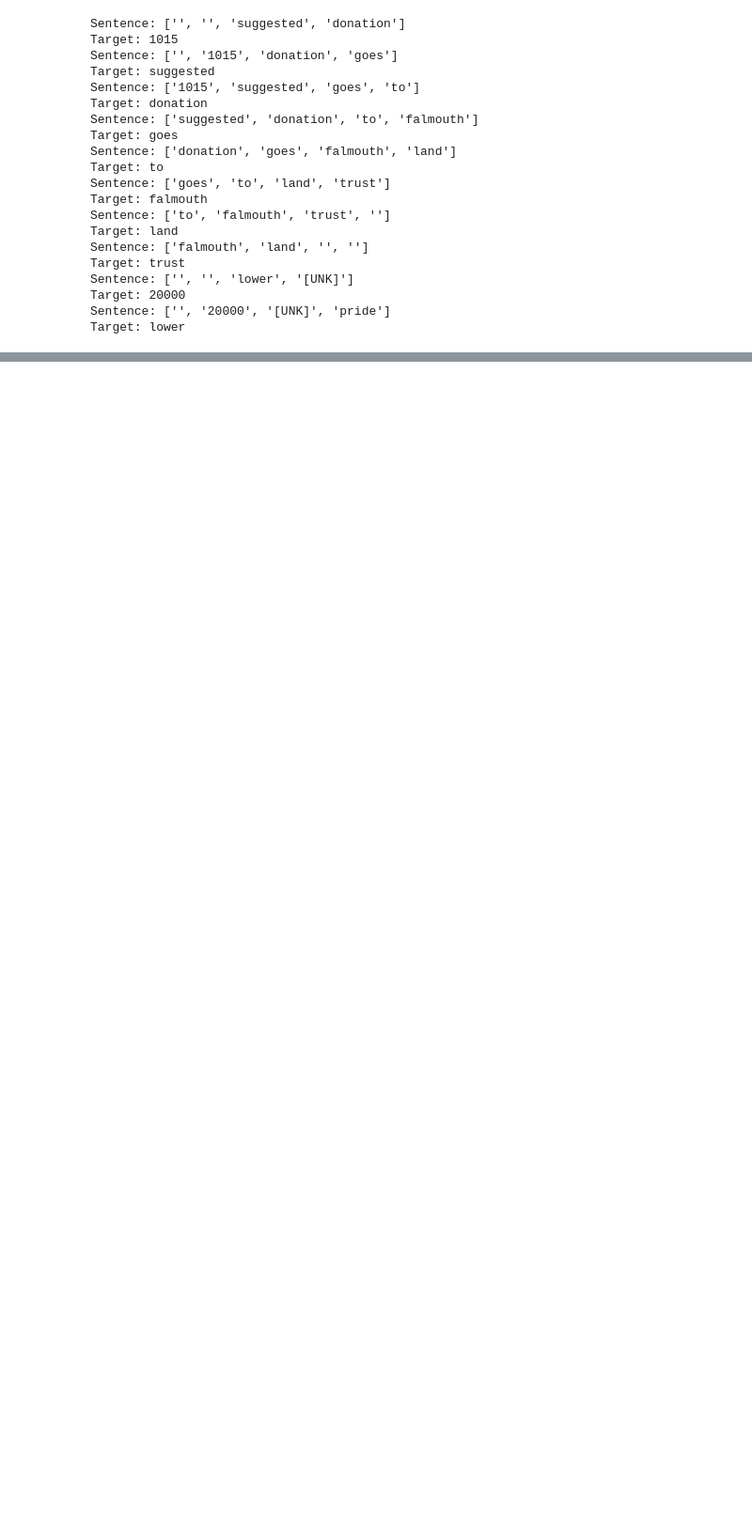
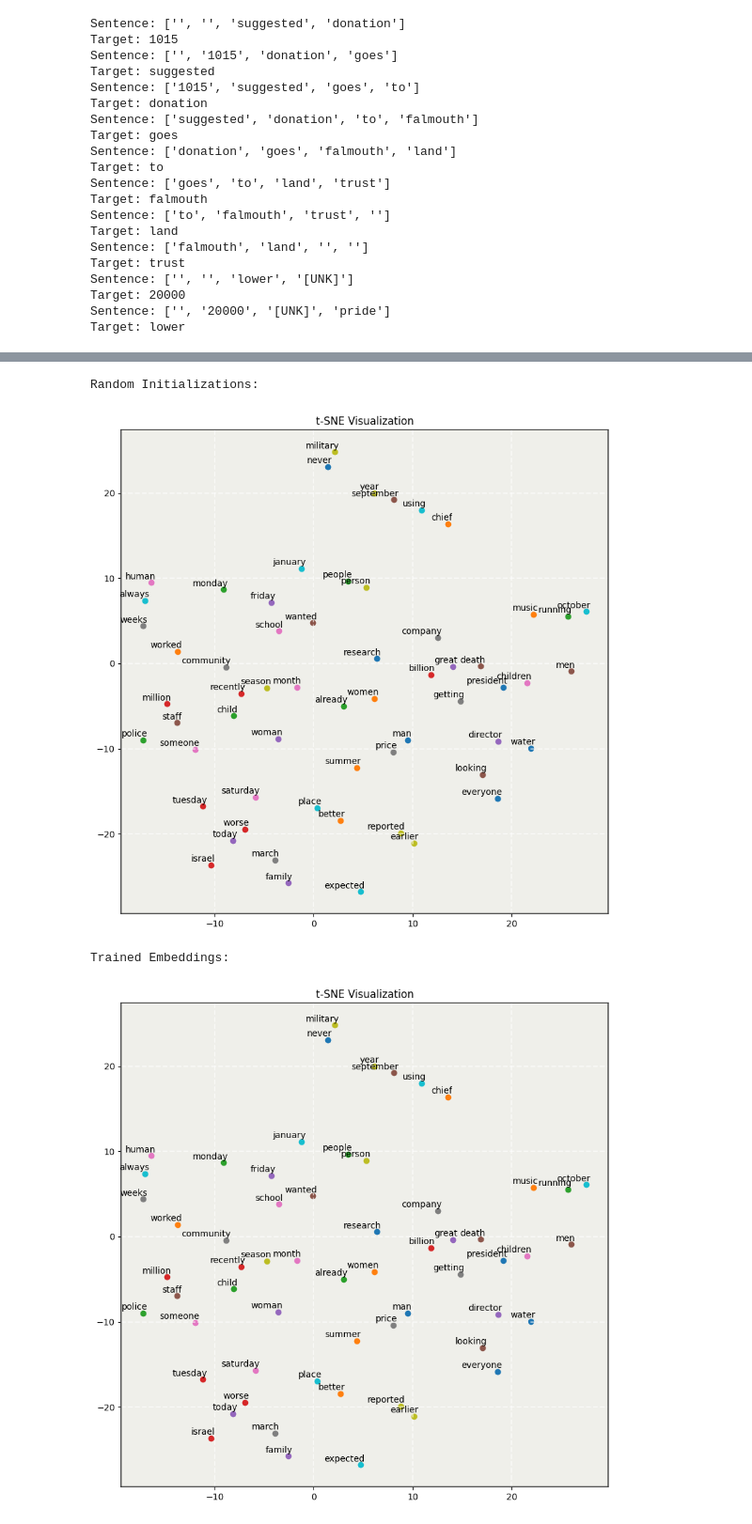
Before and after one commit to CristianMarquina/MIA_LM_LAB, a Jupyter notebook: P1_Embeddings.ipynb, the cells around one changed output, grey strips where cells are left out. Shown at 94% size. Saved outputs shown, nothing was run; the diff lists cells and outputs as text; code cells hidden in the pictures; blank space fills up the shorter version.

```diff
--- a/P1_Embeddings.ipynb
+++ b/P1_Embeddings.ipynb
@@ -66,0 +77,10 @@ Keras version: 3.14.0
+# %%
+# To detect gpu: module load cesga/2020 cuda/12.8.0
+gpus = tf.config.list_physical_devices('GPU')
+
+if gpus:
+    print(f"Number of GPUs detected: {len(gpus)}")
+    for i, gpu in enumerate(gpus):
+        print(f"Device {i}: {gpu}")
+else:
+    print("No GPU detected. The session is currently using the CPU.")
@@ -315,4 +225,0 @@ done.
-# %%
-embedding_matrix = model.get_layer("embedding_layer").get_weights()[0]
-vocab = vectorization_layer.get_vocabulary()
-word_to_id = {word: i for i, word in enumerate(vocab)}
@@ -444,0 +627,14 @@ example_plot_1()
+# %%
+print("Random Initializations:")
+visualize_tsne_embeddings(target_words, random_weights, word_to_id)
+plt.show()
+
+
+print("Trained Embeddings:")
+visualize_tsne_embeddings(target_words, trained_embeddings, word_to_id)
+plt.show()
+# %% [output]
+Random Initializations:
+[figure, added]
+Trained Embeddings:
+[figure, added]
```
Also changed, not shown: parts of 37 cells of this notebook.
